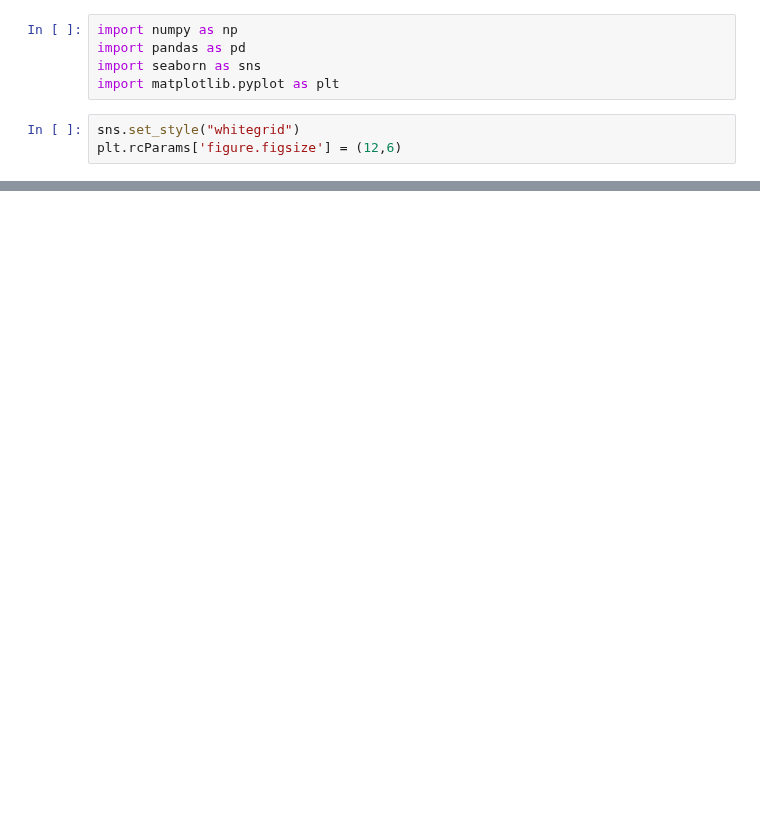
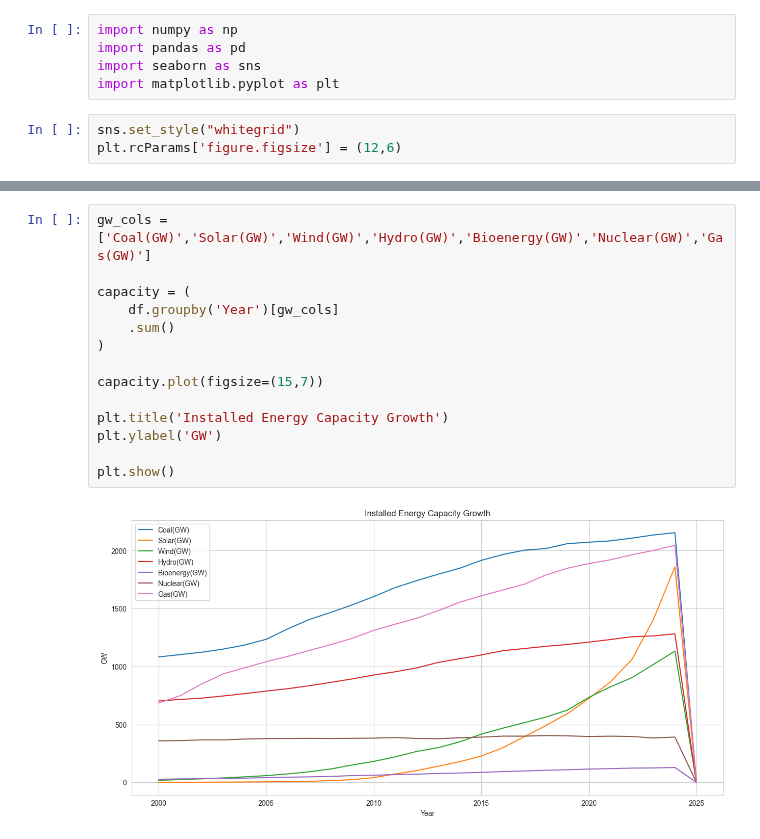
Before and after one commit to cezieu/DataVisDeliverables, a Jupyter notebook: code.ipynb, the cells around one changed output, grey strips where cells are left out. Drawn from its saved outputs; the diff is of its cells as text; blank space fills up the shorter version.

```diff
--- a/code.ipynb
+++ b/code.ipynb
@@ -349,0 +84,16 @@ plt.show()
+# %%
+gw_cols = ['Coal(GW)','Solar(GW)','Wind(GW)','Hydro(GW)','Bioenergy(GW)','Nuclear(GW)','Gas(GW)']
+
+capacity = (
+    df.groupby('Year')[gw_cols]
+    .sum()
+)
+
+capacity.plot(figsize=(15,7))
+
+plt.title('Installed Energy Capacity Growth')
+plt.ylabel('GW')
+
+plt.show()
+# %% [output]
+[figure, added]
```
Also changed, not shown: parts of 38 cells of this notebook.
